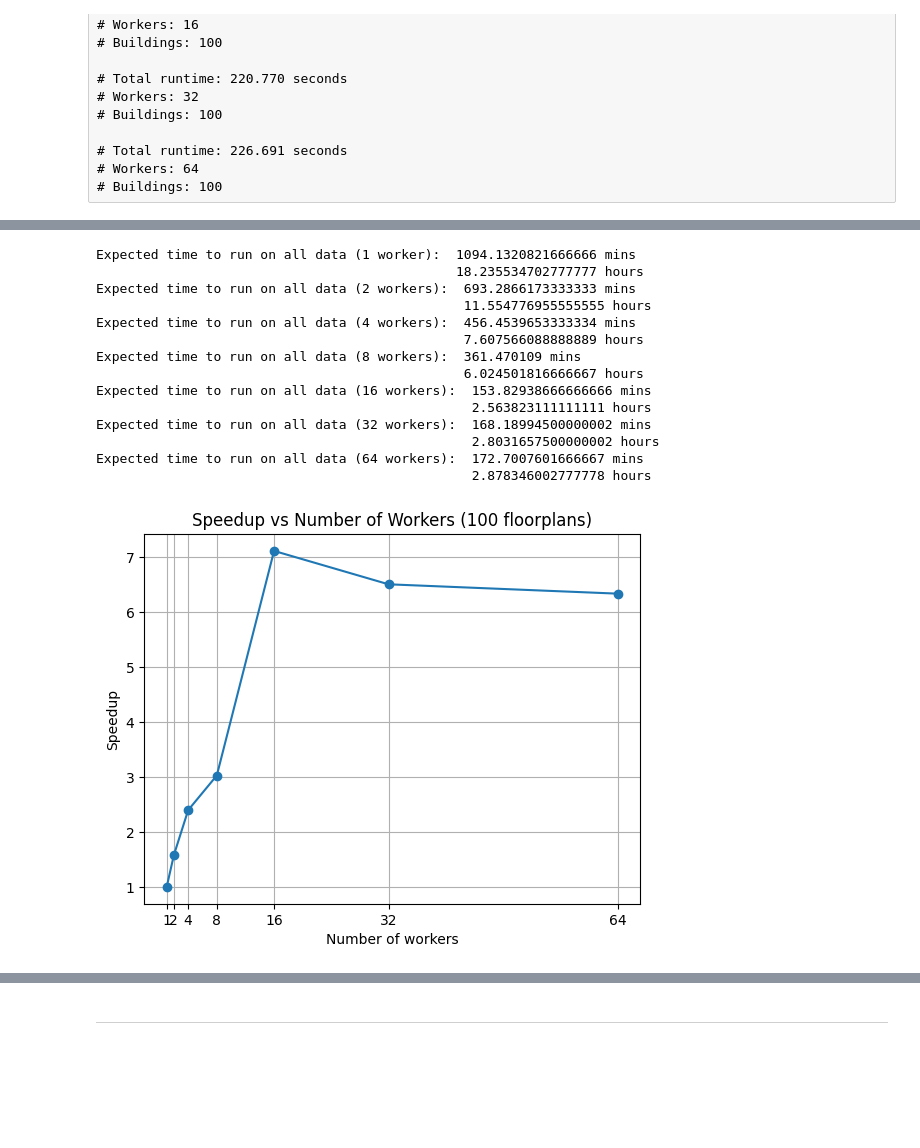
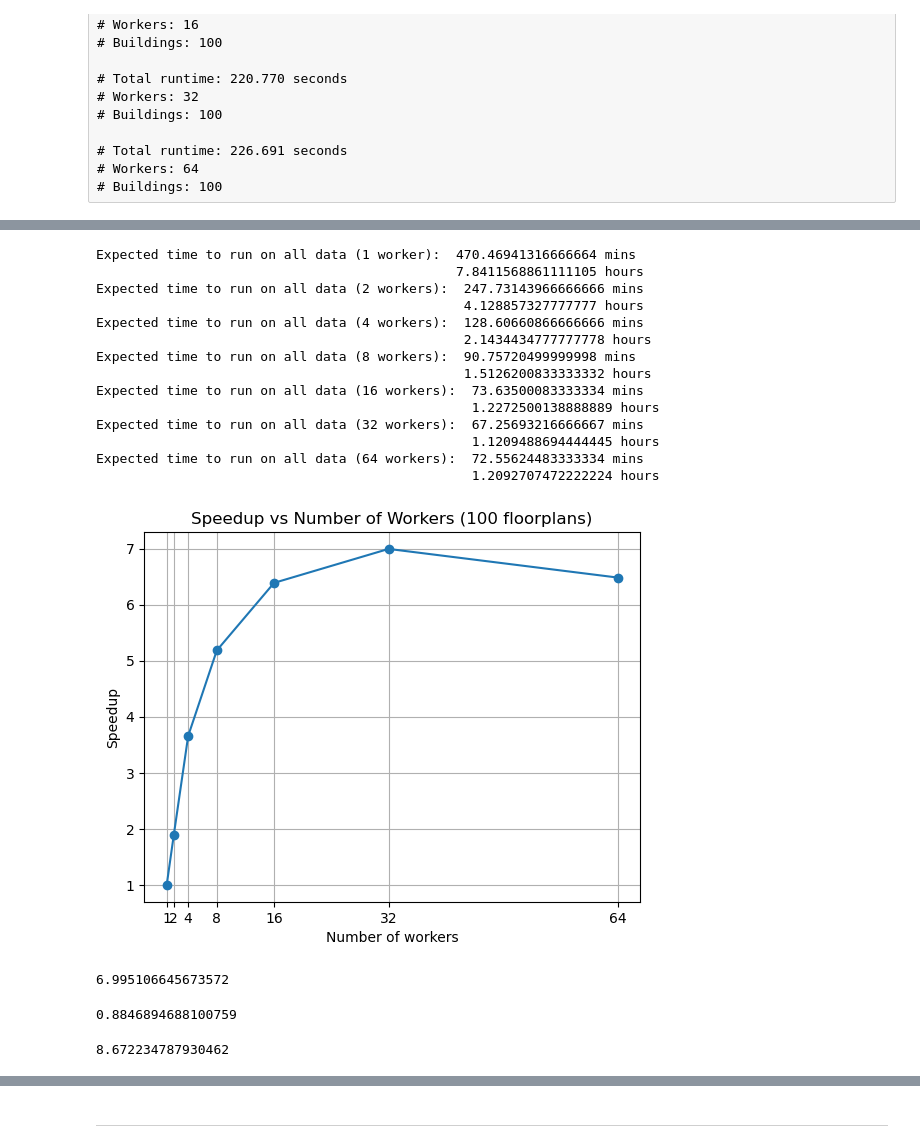
Before and after one commit to AskeSchroder/High_Performance_Computing_Project2, a Jupyter notebook: results.ipynb, the cells around one changed output, grey strips where cells are left out. Saved outputs shown, nothing was run; the diff lists cells and outputs as text; code cells hidden in the pictures; blank space fills up the shorter version.

```diff
--- a/results.ipynb
+++ b/results.ipynb
@@ -966,11 +998,11 @@ building_id,mean_temp,std_temp,pct_above_18,pct_below_15
 # %%
-total_time_1 = 4571/100 * 1436.183
-total_time_2 = 4571/100 * 910.024
-total_time_3 = 4571/100 * 599.152
-total_time_4 = 4571/100 * 474.474
-total_time_5 = 4571/100 * 201.920
-total_time_6 = 4571/100 * 220.770
-total_time_7 = 4571/100 * 226.691
+total_time_1 = 4571/100 * 617.549
+total_time_2 = 4571/100 * 325.178
+total_time_3 = 4571/100 * 168.812
+total_time_4 = 4571/100 * 119.130
+total_time_5 = 4571/100 * 96.655
+total_time_6 = 4571/100 * 88.283
+total_time_7 = 4571/100 * 95.239
 
 print(f"Expected time to run on all data (1 worker): ", total_time_1/60, "mins\n",
 "                                            ", total_time_1/3600, "hours")
@@ -987,41 +1019,53 @@ print(f"Expected time to run on all data (32 workers): ", total_time_6/60, "mins
 print(f"Expected time to run on all data (64 workers): ", total_time_7/60, "mins\n",
 "                                              ", total_time_7/3600, "hours")
 # %% [output]
-Expected time to run on all data (1 worker):  1094.1320821666666 mins
-                                              18.235534702777777 hours
-Expected time to run on all data (2 workers):  693.2866173333333 mins
-                                               11.554776955555555 hours
-Expected time to run on all data (4 workers):  456.4539653333334 mins
-                                               7.607566088888889 hours
-Expected time to run on all data (8 workers):  361.470109 mins
-                                               6.024501816666667 hours
-Expected time to run on all data (16 workers):  153.82938666666666 mins
-                                                2.563823111111111 hours
-Expected time to run on all data (32 workers):  168.18994500000002 mins
-                                                2.8031657500000002 hours
-Expected time to run on all data (64 workers):  172.7007601666667 mins
-                                                2.878346002777778 hours
+Expected time to run on all data (1 worker):  470.46941316666664 mins
+                                              7.8411568861111105 hours
+Expected time to run on all data (2 workers):  247.73143966666666 mins
+                                               4.128857327777777 hours
+Expected time to run on all data (4 workers):  128.60660866666666 mins
+                                               2.1434434777777778 hours
+Expected time to run on all data (8 workers):  90.75720499999998 mins
+                                               1.5126200833333332 hours
+Expected time to run on all data (16 workers):  73.63500083333334 mins
+                                                1.2272500138888889 hours
+Expected time to run on all data (32 workers):  67.25693216666667 mins
+                                                1.1209488694444445 hours
+Expected time to run on all data (64 workers):  72.55624483333334 mins
+                                                1.2092707472222224 hours
 # %%
 # Create speedup plot from provided data
 import matplotlib.pyplot as plt
 
 workers = [1, 2, 4, 8, 16, 32, 64]
-times = [1436.183, 910.024, 599.152, 474.474, 201.920, 220.770, 226.691]
+times = [617.549, 325.178, 168.812, 119.130, 96.655, 88.283, 95.239]
 
 # Compute speedup relative to 1 worker
 baseline = times[0]
 speedup = [baseline / t for t in times]
 
 plt.figure()
 plt.plot(workers, speedup, marker='o')
 plt.xlabel("Number of workers")
 plt.ylabel("Speedup")
 plt.title("Speedup vs Number of Workers (100 floorplans)")
 plt.xticks(workers)
 plt.grid()
 plt.show()
 # %% [output]
-[figure, old version]
+[figure, new version]
+# %%
+617.549/88.283
+# %% [output]
+6.995106645673572
+# %%
+(1 - 1/6.995106645673572)/(1 - 1/32)
+# %% [output]
+0.8846894688100759
+# %%
+1/(1-0.8846894688100759)
+# %% [output]
+8.672234787930462
 # %% [markdown]
 #### **Amdahl's Law**
 
```
Also changed, not shown: parts of 12 cells of this notebook.
